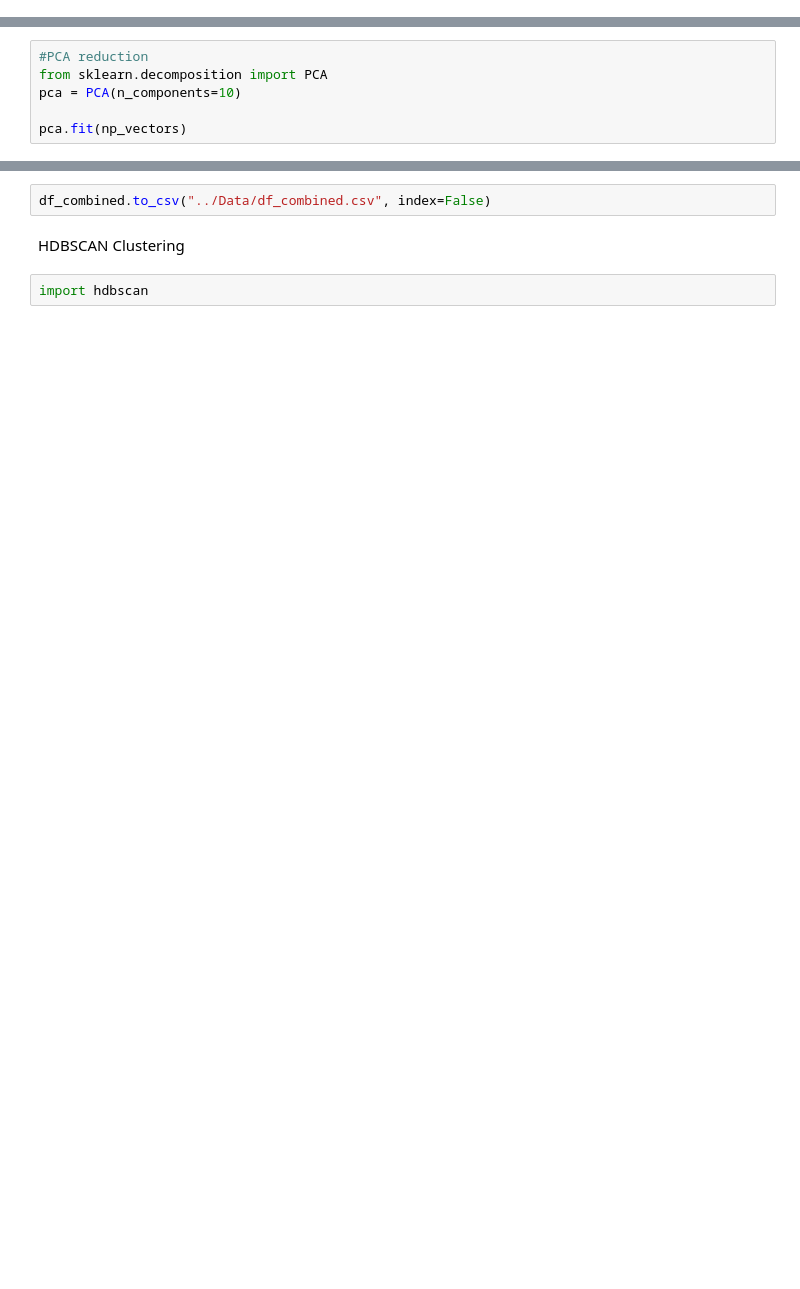
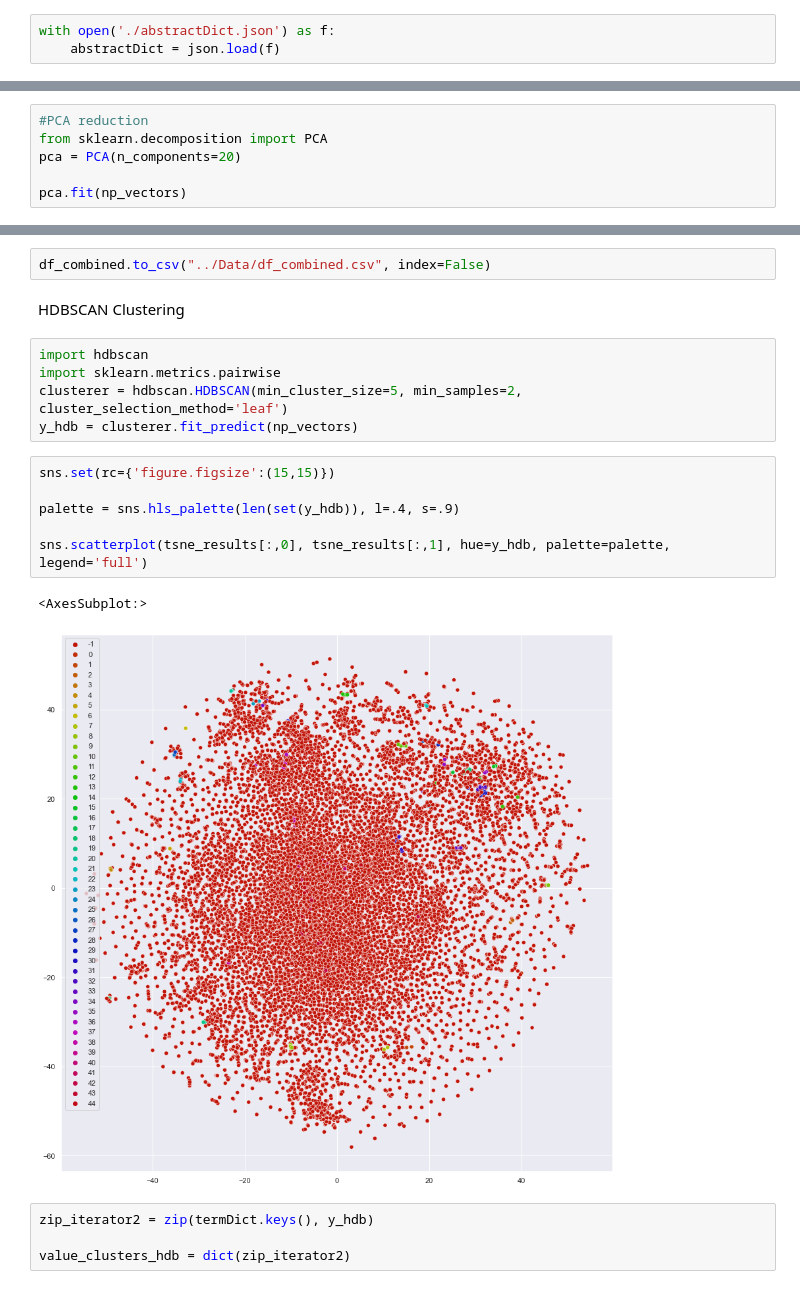
Before and after one commit to mijovicmia/4YP, a Jupyter notebook: Work/work w7.ipynb, the cells around one changed output, grey strips where cells are left out. Cells and saved outputs as stored; diff of their text form; blank space fills up the shorter version.

```diff
--- a/Work/work w7.ipynb
+++ b/Work/work w7.ipynb
@@ -527,6 +497,9 @@ def vec2term(vector, vectors):
         if vec.value().all == vector:
             return vec.key()
     return "NO MATCH"
+# %%
+with open('./abstractDict.json') as f:
+    abstractDict = json.load(f)
 # %%
 termDict = createVectors(abstractDict.keys(), vectors)
 # %%
@@ -554,7 +527,7 @@ for i in range(len(np_vectors)):
 # %%
 #PCA reduction
 from sklearn.decomposition import PCA
-pca = PCA(n_components=10)
+pca = PCA(n_components=20)
 
 pca.fit(np_vectors)
 # %% [output]
@@ -810,5 +798,21 @@ plt.legend(loc='center left', bbox_to_anchor=(1, 0.5))
 df_combined.to_csv("../Data/df_combined.csv", index=False)
 # %% [markdown]
 HDBSCAN Clustering
-# %%
-import hdbscan
+# %%
+import hdbscan
+import sklearn.metrics.pairwise
+clusterer = hdbscan.HDBSCAN(min_cluster_size=5, min_samples=2, cluster_selection_method='leaf')
+y_hdb = clusterer.fit_predict(np_vectors)
+# %%
+sns.set(rc={'figure.figsize':(15,15)})
+
+palette = sns.hls_palette(len(set(y_hdb)), l=.4, s=.9)
+
+sns.scatterplot(tsne_results[:,0], tsne_results[:,1], hue=y_hdb, palette=palette, legend='full')
+# %% [output]
+<AxesSubplot:>
+[figure, added]
+# %%
+zip_iterator2 = zip(termDict.keys(), y_hdb)
+
+value_clusters_hdb = dict(zip_iterator2)
```
Also changed, not shown: parts of 24 cells of this notebook.
